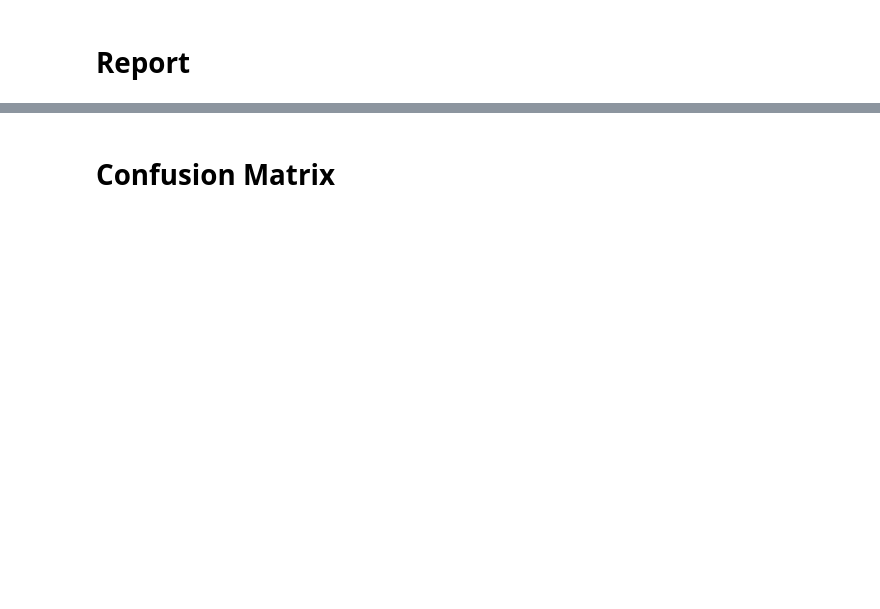
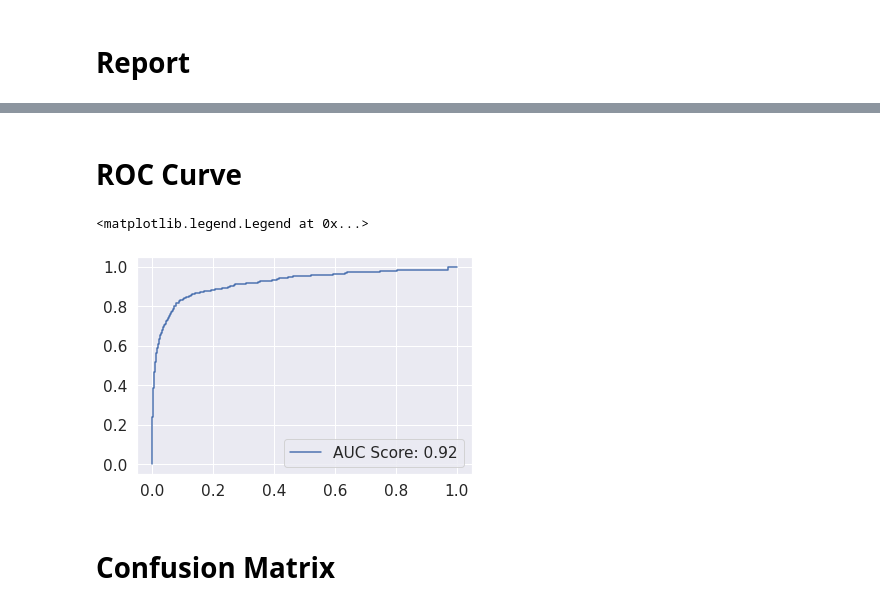
Before and after one commit to mkpetterson/Fraud_Detection, a Jupyter notebook: NN_modeling.ipynb, the cells around one changed output, grey strips where cells are left out. Cells and saved outputs as stored; diff of their text form; code cells hidden in the pictures; blank space fills up the shorter version.

```diff
--- a/NN_modeling.ipynb
+++ b/NN_modeling.ipynb
@@ -130,3 +196,21 @@ weighted avg       0.88      0.94      0.90      6615
+# %% [markdown]
+# ROC Curve
+# %%
+from sklearn.metrics import roc_curve, roc_auc_score
+
+y_pred_proba = nn_classifier.predict_proba(X_test)
+
+# Get ROC Curve
+auc = round(roc_auc_score(y_test, y_pred_proba), 2)
+fpr, tpr, thresh = roc_curve(y_test, y_pred_proba)
+
+
+plt.plot(fpr, tpr, label=f'AUC Score: {auc}')
+
+plt.legend()
+# %% [output]
+<matplotlib.legend.Legend at 0x...>
+[figure, added]
 # %% [markdown]
 # Confusion Matrix
 # %%
```
Also changed, not shown: parts of 15 cells of this notebook, 6 other files.
